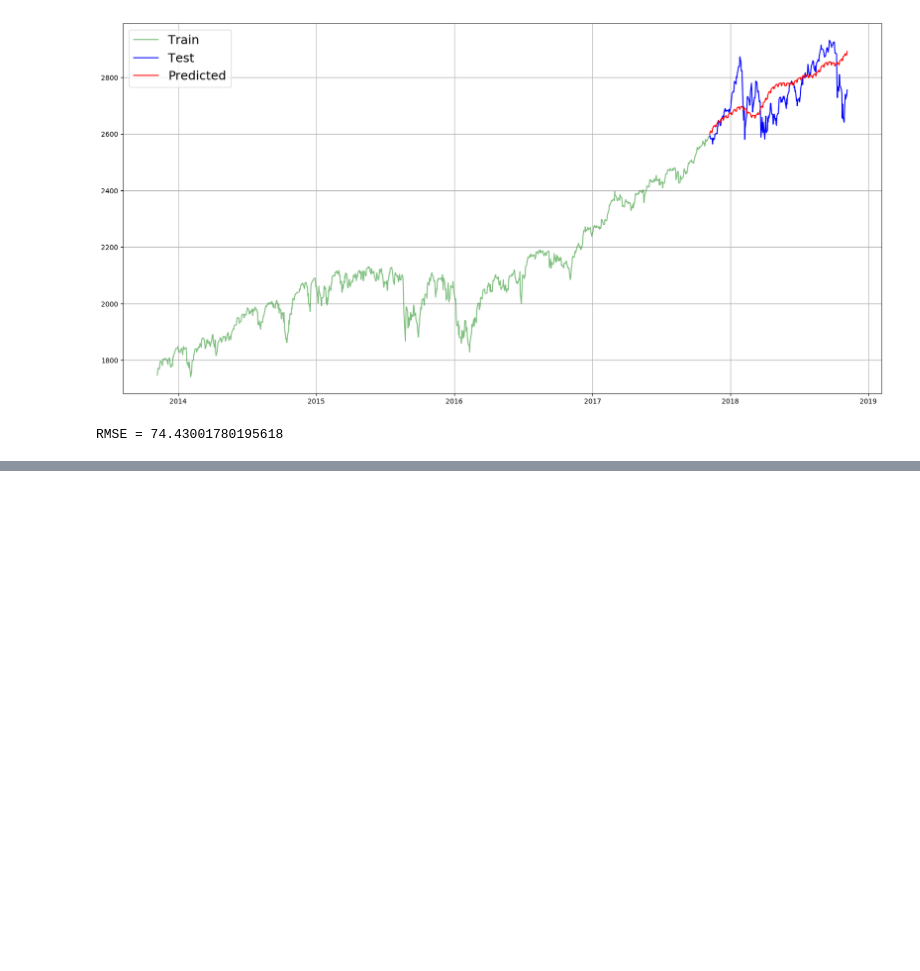
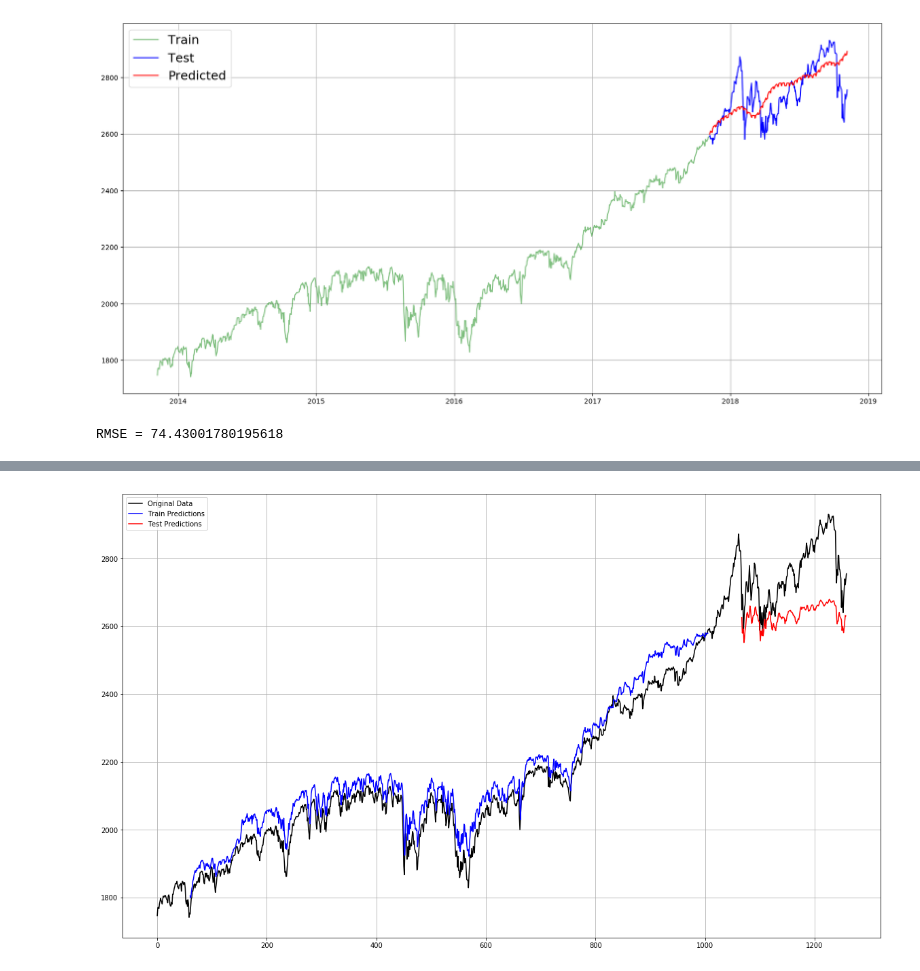
Before and after one commit to nagaraj-h/stock_index_prediction, a Jupyter notebook: spx.ipynb, the cells around one changed output, grey strips where cells are left out. Cells and saved outputs as stored; diff of their text form; code cells hidden in the pictures; blank space fills up the shorter version.

Commit message:
LSTM network with memory added

```diff
--- a/spx.ipynb
+++ b/spx.ipynb
@@ -487,0 +498,86 @@ Since stock prices switches from trend and seasonality all the time and since th
+# %%
+#Importing libraries
+from sklearn.preprocessing import MinMaxScaler
+from keras.models import Sequential
+from keras.layers import Dense, Dropout, LSTM
+
+# Scale the dataset
+scaler = MinMaxScaler(feature_range=(0,1))
+scaled_data = scaler.fit_transform(spx[['Close']])
+
+def create_dataset(dataset, look_back=1):
+    '''
+    Takes a dataset and returns a dataset matrix with look_back period
+    '''
+    X, y = [], []
+    for i in range(len(dataset)-look_back-1):
+        a = dataset[i:(i+look_back),0]
+        X.append(a)
+        y.append(dataset[i+look_back,0])
+    return np.array(X), np.array(y)
+
+#creating train and test data
+split_length = int(spx.shape[0] * 0.8)
+train = scaled_data[:split_length]
+test = scaled_data[split_length:]
+
+#reshape into X=t, and Y = t+1
+look_back = 60
+
+X_train, y_train = create_dataset(train, look_back)
+X_test, y_test = create_dataset(test, look_back)
+
+#reshape X_train and X_test
+X_train = np.reshape(X_train, (X_train.shape[0], X_train.shape[1], 1))
+X_test = np.reshape(X_test, (X_test.shape[0], X_test.shape[1], 1))
+
+batch_size = 1
+#create and fit LSTM network
+model = Sequential()
+model.add(LSTM(units=50, return_sequences=True, batch_input_shape=(batch_size,look_back,1), stateful=True))
+model.add(LSTM(units=50, batch_input_shape=(batch_size, look_back,1), stateful=True))
+model.add(Dense(1))
+model.compile(loss='mean_squared_error', optimizer='adam')
+
+for i in range(100):
+    print('Trial# {}'.format(i))
+    model.fit(X_train, y_train, epochs=1, batch_size=batch_size, verbose=1, shuffle=False)
+    model.reset_states()
+
+#invert target back to original scale
+y_train = scaler.inverse_transform([y_train])
+y_test = scaler.inverse_transform([y_test])
+
+#make predictions
+trainpredict = model.predict(X_train, batch_size=batch_size)
+testpredict = model.predict(X_test, batch_size=batch_size)
+
+#invert predictions back to original scale
+trainpredict = scaler.inverse_transform(trainpredict)
+testpredict = scaler.inverse_transform(testpredict)
+
+#calculate RMSE
+trainscore = np.sqrt(mean_squared_error(y_train[0], trainpredict[:,0]))
+testscore = np.sqrt(mean_squared_error(y_test[0], testpredict[:,0]))
+print('Train Score: {0:.2f}, RMSE'.format(trainscore))
+print('Test Score: {0:.2f}, RMSE'.format(testscore))
+
+#shift train predictions for plotting
+trainpredictplot = np.empty_like(scaled_data)
+trainpredictplot[:,:] = np.nan
+trainpredictplot[look_back:len(trainpredict)+look_back,:] = trainpredict
+
+#shift test predictions for plotting
+testpredictplot = np.empty_like(scaled_data)
+testpredictplot[:,:] = np.nan
+testpredictplot[len(trainpredict)+(look_back*2)+1:len(scaled_data)-1,:] = testpredict
+
+#plot baseline and predictions
+plt.figure(figsize=(20,12))
+plt.plot(scaler.inverse_transform(scaled_data), color='black')
+plt.plot(trainpredictplot, color='blue')
+plt.plot(testpredictplot, color='red')
+plt.legend(['Original Data', 'Train Predictions', 'Test Predictions'])
+plt.grid(which='both')
+plt.show()
+# %% [output]
@@ -487,0 +601 @@ Since stock prices switches from trend and seasonality all the time and since th
+[figure, added]
```
Also changed, not shown: parts of 4 cells of this notebook.
